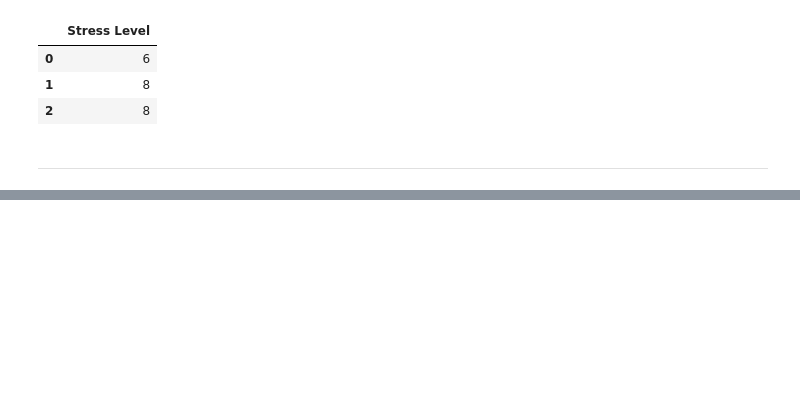
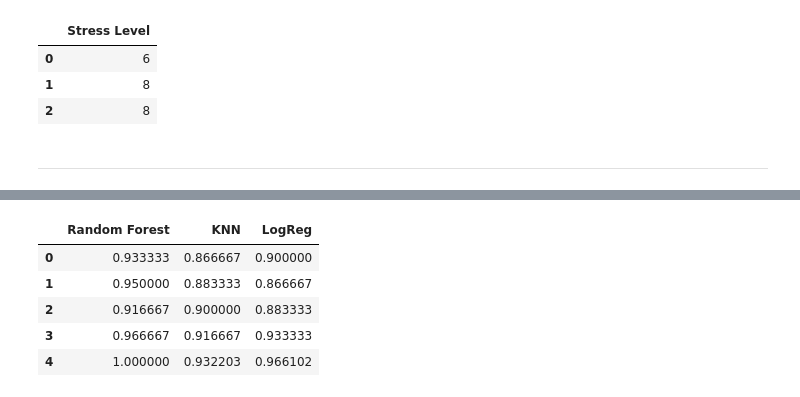
Before and after one commit to WidharDwiatmoko/stress-level-prediction, a Jupyter notebook: Notebooks/3. Model Deploy Preparation.ipynb, the cells around one changed output, grey strips where cells are left out. Saved outputs shown, nothing was run; the diff lists cells and outputs as text; code cells hidden in the pictures; blank space fills up the shorter version.

```diff
--- a/Notebooks/3. Model Deploy Preparation.ipynb
+++ b/Notebooks/3. Model Deploy Preparation.ipynb
@@ -163,0 +222,27 @@ X_train, X_test, y_train, y_test = train_test_split(X,y, test_size=0.2, random_s
+# %%
+model_list = [
+    ('Random Forest', RandomForestClassifier(n_estimators=100, max_features=3)),
+    ('KNN', KNeighborsClassifier()),
+    ('LogReg', LogisticRegression())
+]
+
+results_scaled = []
+names_of_models = []
+
+for name, model in model_list:
+    kfold = KFold(n_splits=5, random_state=7, shuffle=True)
+    cv_results = cross_val_score(
+        model, X_train_scaled, y_train, cv=kfold, scoring='accuracy')
+    results_scaled.append(cv_results)
+    names_of_models.append(name)
+df_results_scaled = pd.DataFrame(results_scaled, index=names_of_models)
+df_results_scaled = df_results_scaled.transpose()
+
+df_results_scaled
+# %% [output]
+|  | Random Forest | KNN | LogReg |
+| 0 | 0.933333 | 0.866667 | 0.900000 |
+| 1 | 0.950000 | 0.883333 | 0.866667 |
+| 2 | 0.916667 | 0.900000 | 0.883333 |
+| 3 | 0.966667 | 0.916667 | 0.933333 |
+| 4 | 1.000000 | 0.932203 | 0.966102 |
```
Also changed, not shown: parts of 38 cells of this notebook, 16 other files.
